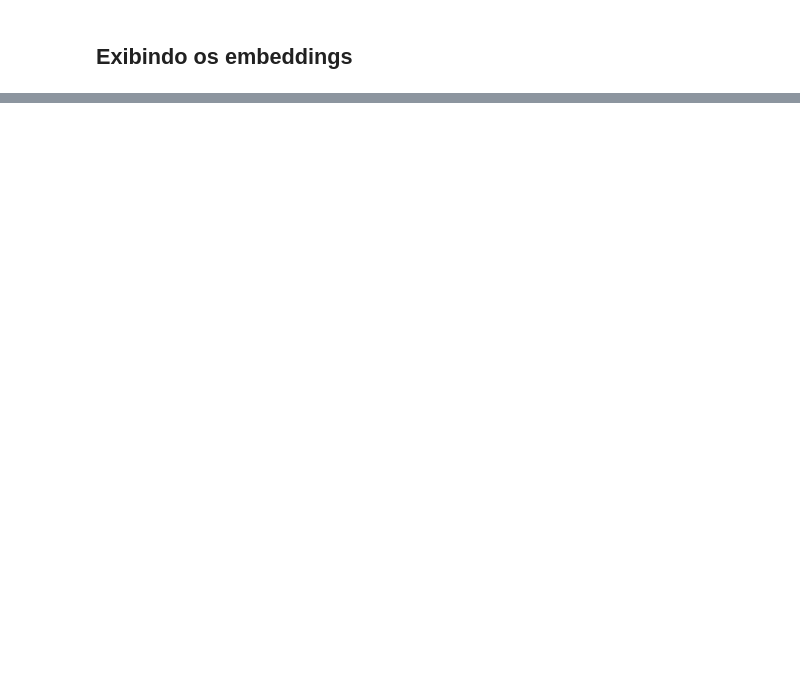
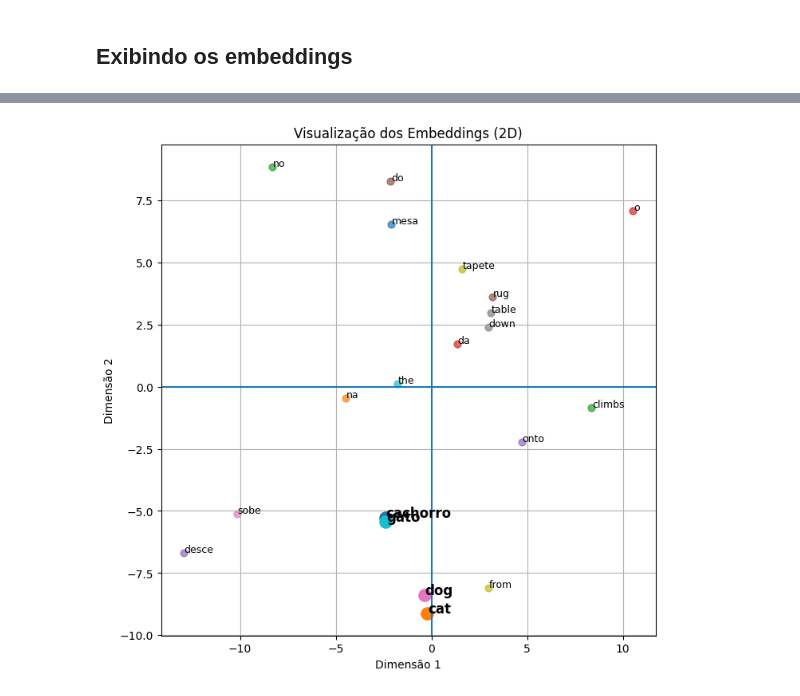
Before and after one commit to professortavares/build_llm, a Jupyter notebook: notebooks/cap02/08 - CBoW.ipynb, the cells around one changed output, grey strips where cells are left out. Saved outputs shown, nothing was run; the diff lists cells and outputs as text; code cells hidden in the pictures; blank space fills up the shorter version.

```diff
--- a/notebooks/cap02/08 - CBoW.ipynb
+++ b/notebooks/cap02/08 - CBoW.ipynb
@@ -485,0 +497,37 @@ plot_embeddings(embeddings_2d, highlight=["gato", "cachorro", "aranha"])
+# %%
+corpus = [
+    # Gato
+    "O gato sobe no tapete.",
+    "O gato desce do tapete.",
+    "O gato sobe na mesa.",
+    "O gato desce da mesa.",
+    # Cachorro
+    "O cachorro sobe no tapete.",
+    "O cachorro desce do tapete.",
+    "O cachorro sobe na mesa.",
+    "O cachorro desce da mesa.",
+
+    # Cat
+    "The cat climbs onto the rug.",
+    "The cat climbs down from the rug.",
+    "The cat climbs onto the table.",
+    "The cat climbs down from the table.",
+    # Dog
+    "The dog climbs onto the rug.",
+    "The dog climbs down from the rug.",
+    "The dog climbs onto the table.",
+    "The dog climbs down from the table.",
+]
+# %%
+# Tokenização completa
+tokens = []
+for frase in corpus:
+    tokens.extend(normalizar_texto(frase))
+
+word_to_ix = construir_vocabulario(tokens)
+
+dados_treino = gerar_dados_cbow(tokens, word_to_ix, janela=2)
+
+modelo = treinar_cbow(
+    dados=dados_treino, vocab_size=len(word_to_ix), embedding_dim=2, epocas=1000, lr=0.05
+)
@@ -485,0 +552,7 @@ plot_embeddings(embeddings_2d, highlight=["gato", "cachorro", "aranha"])
+# %%
+# Criar dicionário palavra -> embedding 2D
+embeddings_2d = {palavra: modelo.W[idx] for palavra, idx in word_to_ix.items()}
+
+plot_embeddings(embeddings_2d, highlight=["gato", "cachorro", "dog", "cat"])
+# %% [output]
+[figure, added]
```
Also changed, not shown: parts of 8 cells of this notebook, 6 other files.
